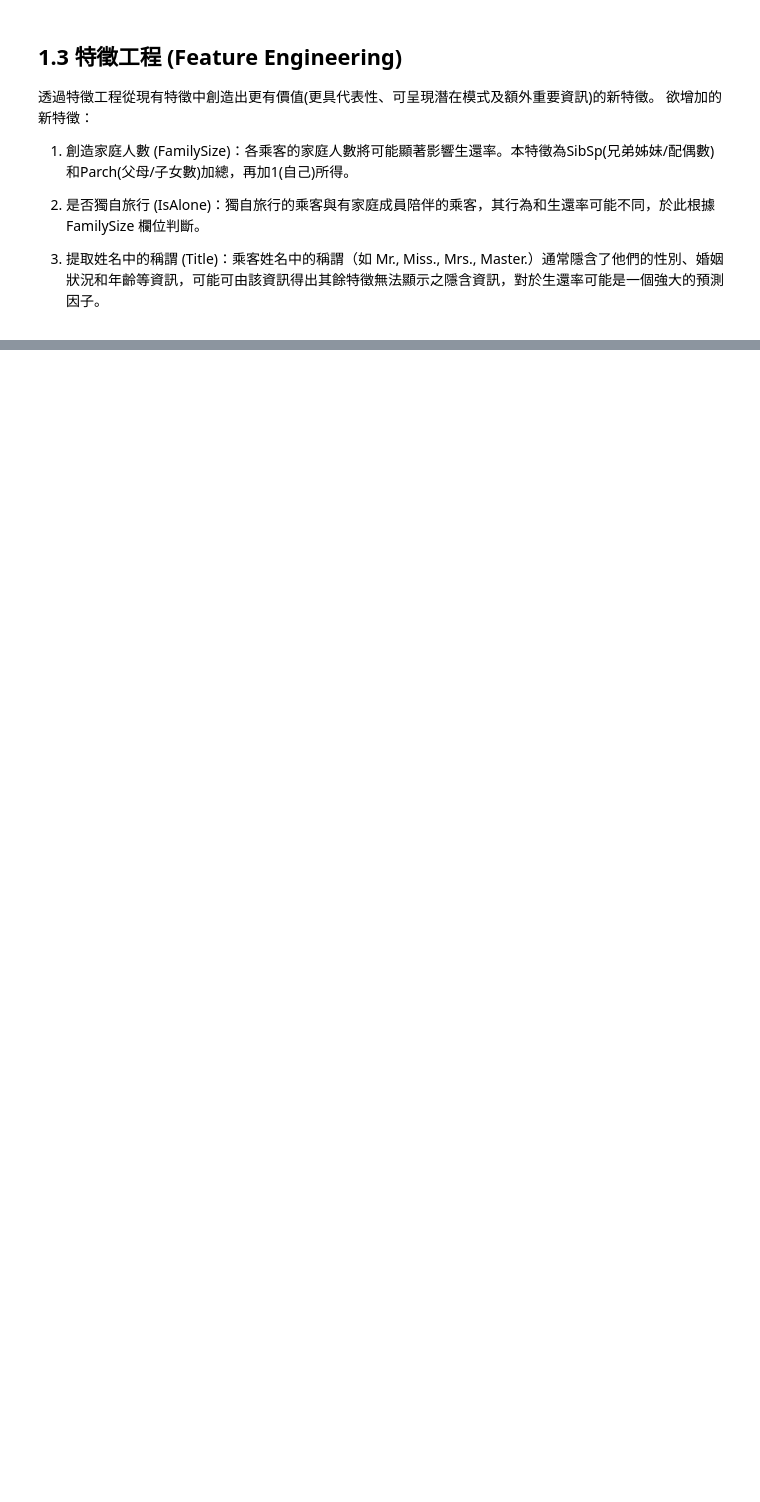
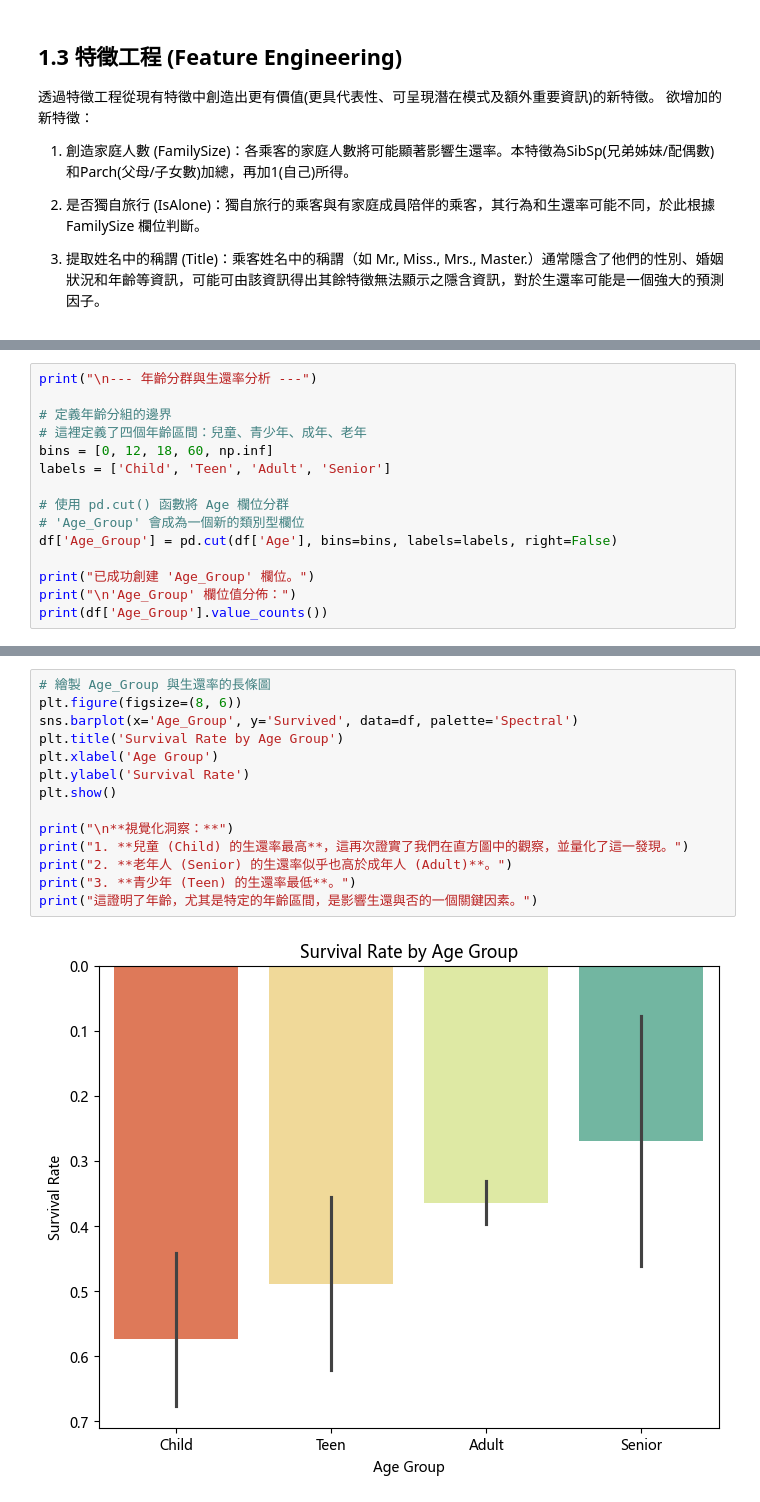
Before and after one commit to Anakin871103/IanLi-Data-Analytics-Projects, a Jupyter notebook: notebooks/01_Exploratory_Data_Analysis/Projects/001_EDA_Titanic_Survival_Analysis/notebook/Titanic_EDA_Survival_Analysis.ipynb, the cells around one changed output, grey strips where cells are left out. Cells and saved outputs as stored; diff of their text form; blank space fills up the shorter version.

```diff
--- a/notebooks/01_Exploratory_Data_Analysis/Projects/001_EDA_Titanic_Survival_Analysis/notebook/Titanic_EDA_Survival_Analysis.ipynb
+++ b/notebooks/01_Exploratory_Data_Analysis/Projects/001_EDA_Titanic_Survival_Analysis/notebook/Titanic_EDA_Survival_Analysis.ipynb
@@ -299,0 +565,15 @@ print(df.info())
+# %%
+print("\n--- 年齡分群與生還率分析 ---")
+
+# 定義年齡分組的邊界
+# 這裡定義了四個年齡區間：兒童、青少年、成年、老年
+bins = [0, 12, 18, 60, np.inf]
+labels = ['Child', 'Teen', 'Adult', 'Senior']
+
+# 使用 pd.cut() 函數將 Age 欄位分群
+# 'Age_Group' 會成為一個新的類別型欄位
+df['Age_Group'] = pd.cut(df['Age'], bins=bins, labels=labels, right=False)
+
+print("已成功創建 'Age_Group' 欄位。")
+print("\n'Age_Group' 欄位值分佈：")
+print(df['Age_Group'].value_counts())
@@ -299,0 +591,16 @@ print(df.info())
+# %%
+# 繪製 Age_Group 與生還率的長條圖
+plt.figure(figsize=(8, 6))
+sns.barplot(x='Age_Group', y='Survived', data=df, palette='Spectral')
+plt.title('Survival Rate by Age Group')
+plt.xlabel('Age Group')
+plt.ylabel('Survival Rate')
+plt.show()
+
+print("\n**視覺化洞察：**")
+print("1. **兒童 (Child) 的生還率最高**，這再次證實了我們在直方圖中的觀察，並量化了這一發現。")
+print("2. **老年人 (Senior) 的生還率似乎也高於成年人 (Adult)**。")
+print("3. **青少年 (Teen) 的生還率最低**。")
+print("這證明了年齡，尤其是特定的年齡區間，是影響生還與否的一個關鍵因素。")
+# %% [output]
+[figure, added]
```
Also changed, not shown: parts of 26 cells of this notebook.
